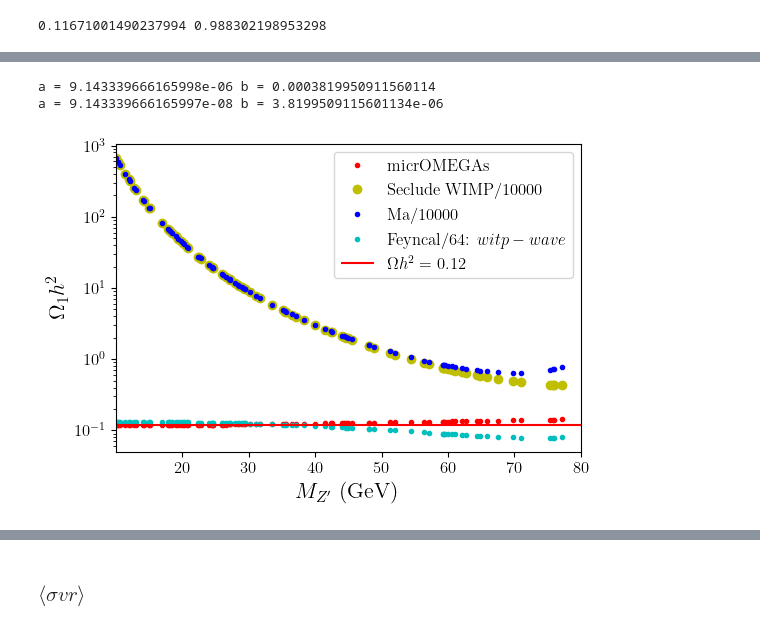
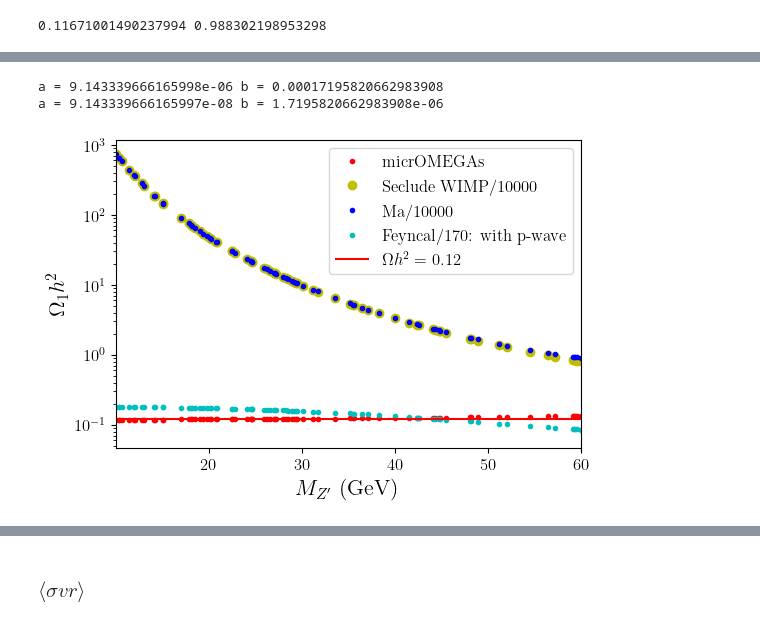
Before and after one commit to davidsuarezr/MDEO, a Jupyter notebook: Benchmark-point-DM-NO-KM.ipynb, the cells around one changed output, grey strips where cells are left out. Drawn from its saved outputs; the diff is of its cells as text; code cells hidden in the pictures.

```diff
--- a/Benchmark-point-DM-NO-KM.ipynb
+++ b/Benchmark-point-DM-NO-KM.ipynb
@@ -153,13 +160,13 @@ def relic_abundance(a, b, xf, m):
     thavgeff=geff.sum()/T.sum()
     sqrtg=np.sqrt(thavgeff)
 
-    return 2*1.04E+9*xf/(MPl*sqrtg*(a + 3.0*b/xf))
+    return 2*1.04E9*xf/(MPl*sqrtg*(a + 3.0*b/xf))
 # %%
-'''def relic_abundance(a, b, xf, m):
+def relic_abundance(a, b, xf, m):
     MPl=1.22E19
     sqrtg=np.sqrt(g_eff(m/xf))
 
-    return 2.08E+9*xf/(MPl*sqrtg*(a + 3.0*b/xf))'''
+    return 2.08E9*xf/(MPl*sqrtg*(a + 3.0*b/xf))
 # %%
 M1 = xd['mChi'][0]
 xd['r'] = xd['MZp']/xd['mChi']
@@ -209,27 +228,34 @@ def a_coefficient_Fey(g1p, r, M1):
     k = -g1p**4*np.sqrt(1.-r**2)*(1519*r**4-1357*r**2-162)/(16.*np.pi*M1**2*r**2*(r**2-2.)**2)
     return k
 
-#FeynCalc
+#FeynCalc: 1 version
 def b_coefficient_Fey(g1p, r, M1):
     n = -g1p**4*(11605*r**12-71254*r**10+139394*r**8-21299*r**6-216234*r**4+262764*r**2-104976)
-    d = 192.*np.sqrt(2.)*M1**2*r**4*np.sqrt(1.-r**2)*(r**2-2.)**4
+    d = 192.*np.pi*M1**2*r**4*np.sqrt(1.-r**2)*(r**2-2.)**4
     k = n/d
     return k
+
+#FeynCalc: last version
+#def b_coefficient_Fey(g1p, r, M1):
+#    n = -g1p**4*(27767*r**12-169364*r**10+335113*r**8-90964*r**6-420072*r**4+527472*r**2-209952)
+#    d = 384.*np.pi*M1**2*r**4*np.sqrt(1.-r**2)*(r**2-2.)**4
+#    k = n/d
+#    return k
 # %%
 print('a =',a_coefficient_Fey(0.1,0.5,10),'b =',b_coefficient_Fey(0.1,0.5,10))
 print('a =',a_coefficient_Fey(0.1,0.5,100),'b =',b_coefficient_Fey(0.1,0.5,100))
 # %% [output]
-a = 9.143339666165998e-06 b = 0.0003819950911560114
-a = 9.143339666165997e-08 b = 3.8199509115601134e-06
+a = 9.143339666165998e-06 b = 0.00017195820662983908
+a = 9.143339666165997e-08 b = 1.7195820662983908e-06
 # %%
 x= []
 
 for i in range(0,len(xd)):
 
-    xf=25 #WARNING
+    xf=26 #WARNING
     RD_Sec = relic_abundance(a_coefficient_Sec(xd.g1p[i],xd.r[i],xd.mChi[i]), 0, xf, xd.mChi[i])
     RD_Ma  = relic_abundance(a_coefficient_Ma(xd.g1p[i],xd.r[i],xd.mChi[i]), 0, xf, xd.mChi[i])
-    RD_Fey = relic_abundance(a_coefficient_Fey(xd.g1p[i],xd.r[i],xd.mChi[i]), b_coefficient_Fey(xd.g1p[i],xd.r[i],xd.mChi[i]), xf, xd.mChi[i])
+    RD_Fey = relic_abundance(a_coefficient_Fey(xd.g1p[i],xd.r[i],xd.mChi[i]), 1*b_coefficient_Fey(xd.g1p[i],xd.r[i],xd.mChi[i]), xf, xd.mChi[i])
     a_Fey = a_coefficient_Fey(xd.g1p[i],xd.r[i],xd.mChi[i])
     b_Fey = b_coefficient_Fey(xd.g1p[i],xd.r[i],xd.mChi[i])
 
@@ -241,27 +267,27 @@ rd=pd.DataFrame(x,columns=['RD_Sec','RD_Ma','RD_Fey','a_Fey','b_Fey'])
 # %%
 plt.figure(figsize=(6,4))
 
 plt.semilogy(xd.MZp, (xd.Omega1+xd.Omega2),'r.',label='micrOMEGAs')
 #plt.semilogy(xd.MZp, (xd.Omega1+xd.Omega2),'m-')
 plt.plot(xd.MZp, rd.RD_Sec/10000,'yo',label='Seclude WIMP/10000')
 plt.plot(xd.MZp, rd.RD_Ma/10000,'b.',label='Ma/10000')
-plt.plot(xd.MZp, rd.RD_Fey/64,'c.',label='Feyncal/64: $wit p-wave$')
+plt.plot(xd.MZp, rd.RD_Fey/120,'c.',label='Feyncal/170: with p-wave')
 
 n=np.linspace(1e1,1.0e2,10)
 plt.fill_between(n,Omega_min,Omega_max,facecolor='cyan',alpha=0.3,label='')
 
 plt.hlines(Omega,0.1,1e2, 'r',label=r'$\Omega h^2=$ 0.12')
 
 plt.xlabel(r'$M_{Z^{\prime}}$ (GeV)',size=16)
 plt.ylabel(r'$\Omega_1 h^2$',size=16)
 #plt.title('$M_1=86, M2=500,750, Yc=0.243, v=500, h_2=200$')
 plt.legend()
 #plt.grid()
 
 #plt.ylim(0.11,0.2)
-plt.xlim(xd.MZp.min(), 80)
+plt.xlim(xd.MZp.min(), 60)
 
 #plt.savefig('plots/benchmark4.pdf')
 plt.show()
 # %% [output]
-[figure, old version]
+[figure, new version]
```
Also changed, not shown: parts of 9 cells of this notebook, 1 other file.
